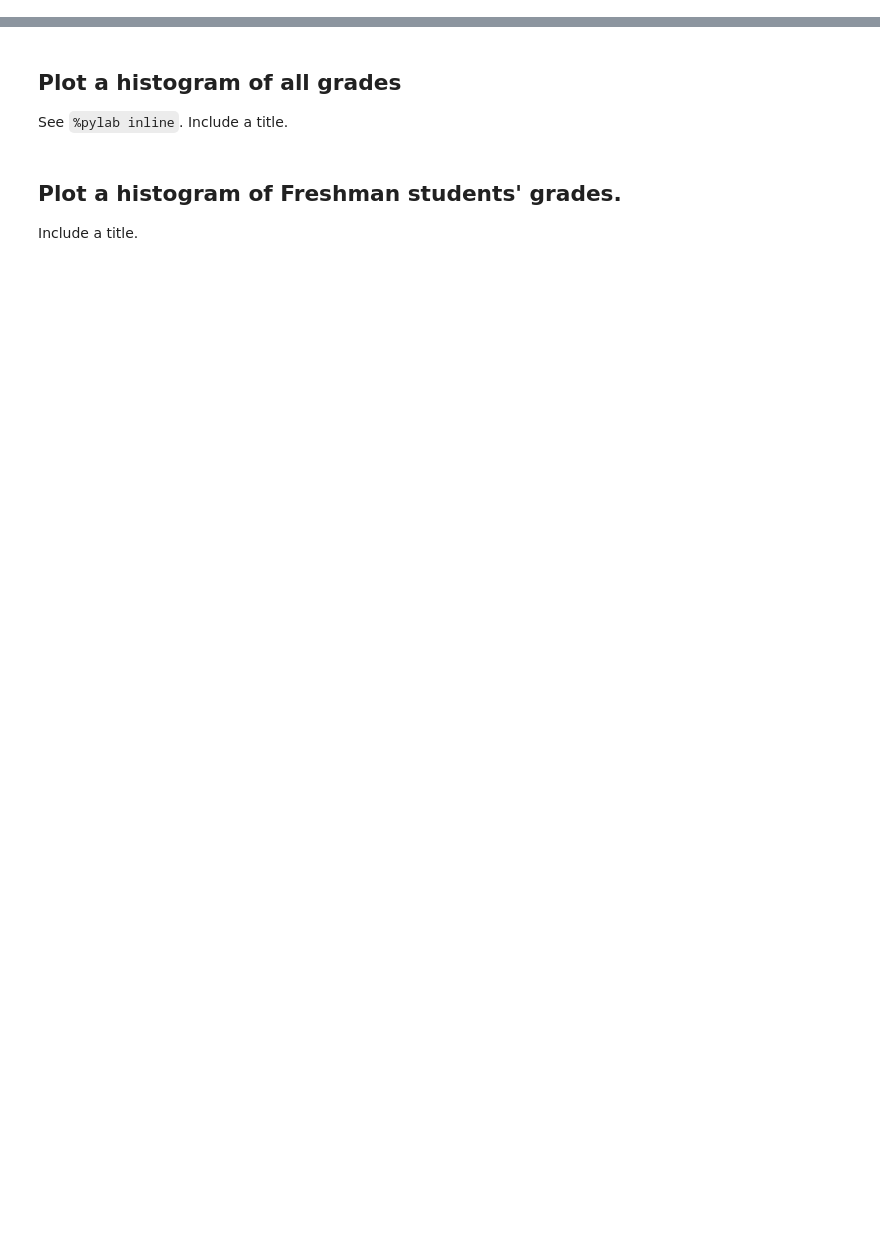
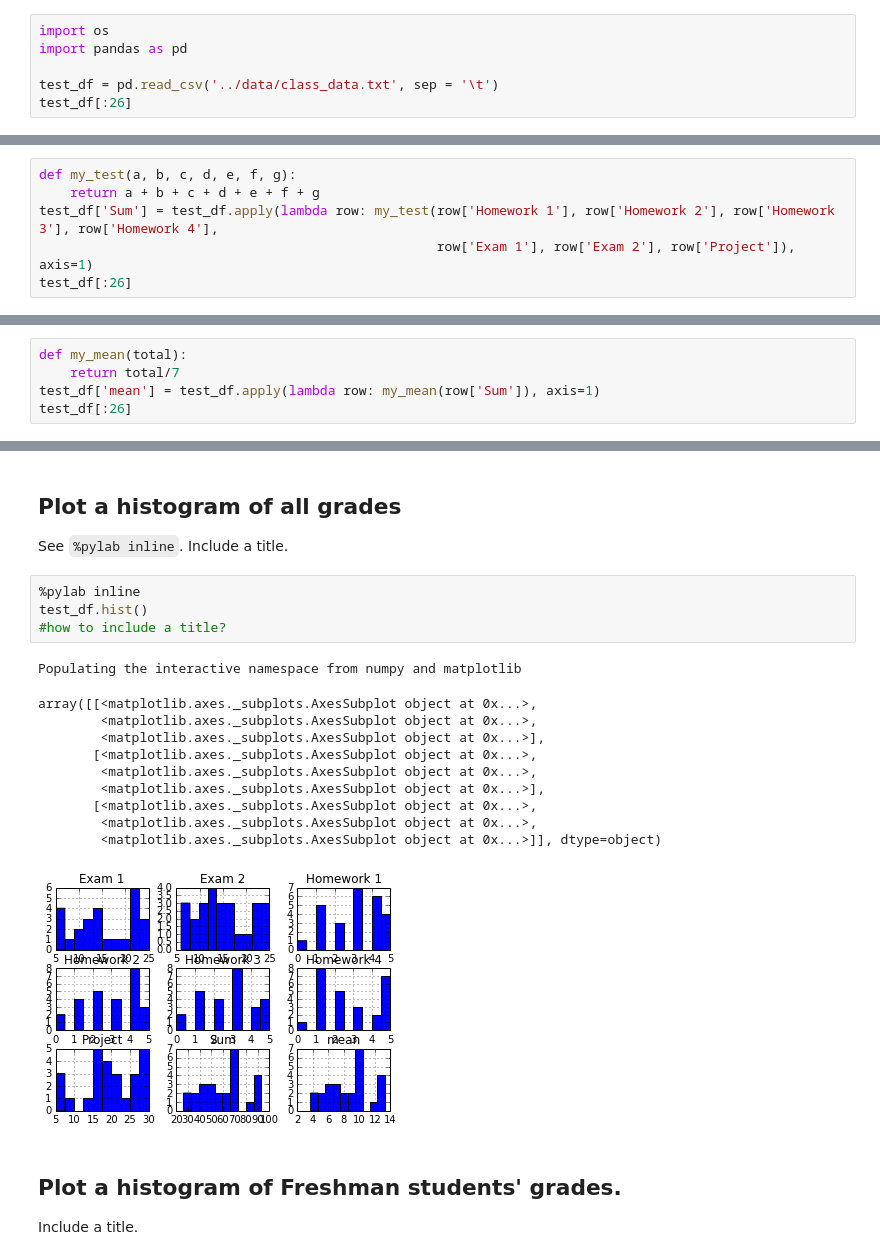
Before and after one commit to gitter-lab/network-notebook-examples, a Jupyter notebook: exercises/explore_class_data.ipynb, the cells around one changed output, grey strips where cells are left out. Drawn from its saved outputs; the diff is of its cells as text; blank space fills up the shorter version.

```diff
--- a/exercises/explore_class_data.ipynb
+++ b/exercises/explore_class_data.ipynb
@@ -6,3 +6,9 @@ The goal is to learn pandas functions by exploring the toy dataset class_data.tx
 # %% [markdown]
 ## Load the data
 Load the file class_data.txt in the data subdirectory as a pandas data frame.  It is a tab-separated text file.  See the `read_csv` pandas command and python `os` module for working with file names.  Use the pandas `head` command to inspect the columns.
+# %%
+import os
+import pandas as pd
+
+test_df = pd.read_csv('../data/class_data.txt', sep = '\t')
+test_df[:26]
@@ -26,3 +151,9 @@ See pandas `describe`
 # %% [markdown]
 ## Add a new grade column to the data frame
 The column Grade is the sum of the homework, exam, and project grades.  See pandas `apply` and define a new function to compute the grade or use a lambda function.
+# %%
+def my_test(a, b, c, d, e, f, g):
+    return a + b + c + d + e + f + g
+test_df['Sum'] = test_df.apply(lambda row: my_test(row['Homework 1'], row['Homework 2'], row['Homework 3'], row['Homework 4'],
+                                                   row['Exam 1'], row['Exam 2'], row['Project']), axis=1)
+test_df[:26]
@@ -29,3 +178,8 @@ The column Grade is the sum of the homework, exam, and project grades.  See pand
 # %% [markdown]
 ## Compute the mean grade for each type of major
 Use the new column created above
+# %%
+def my_mean(total):
+    return total/7
+test_df['mean'] = test_df.apply(lambda row: my_mean(row['Sum']), axis=1)
+test_df[:26]
@@ -32,6 +204,22 @@ Use the new column created above
 # %% [markdown]
 ## Plot a histogram of all grades
 See `%pylab inline`.  Include a title.
+# %%
+%pylab inline
+test_df.hist()
+#how to include a title?
+# %% [output]
+Populating the interactive namespace from numpy and matplotlib
+array([[<matplotlib.axes._subplots.AxesSubplot object at 0x...>,
+        <matplotlib.axes._subplots.AxesSubplot object at 0x...>,
+        <matplotlib.axes._subplots.AxesSubplot object at 0x...>],
+       [<matplotlib.axes._subplots.AxesSubplot object at 0x...>,
+        <matplotlib.axes._subplots.AxesSubplot object at 0x...>,
+        <matplotlib.axes._subplots.AxesSubplot object at 0x...>],
+       [<matplotlib.axes._subplots.AxesSubplot object at 0x...>,
+        <matplotlib.axes._subplots.AxesSubplot object at 0x...>,
+        <matplotlib.axes._subplots.AxesSubplot object at 0x...>]], dtype=object)
+[figure, added]
 # %% [markdown]
 ## Plot a histogram of Freshman students' grades.
 Include a title.
```
Also changed, not shown: parts of 13 cells of this notebook.
